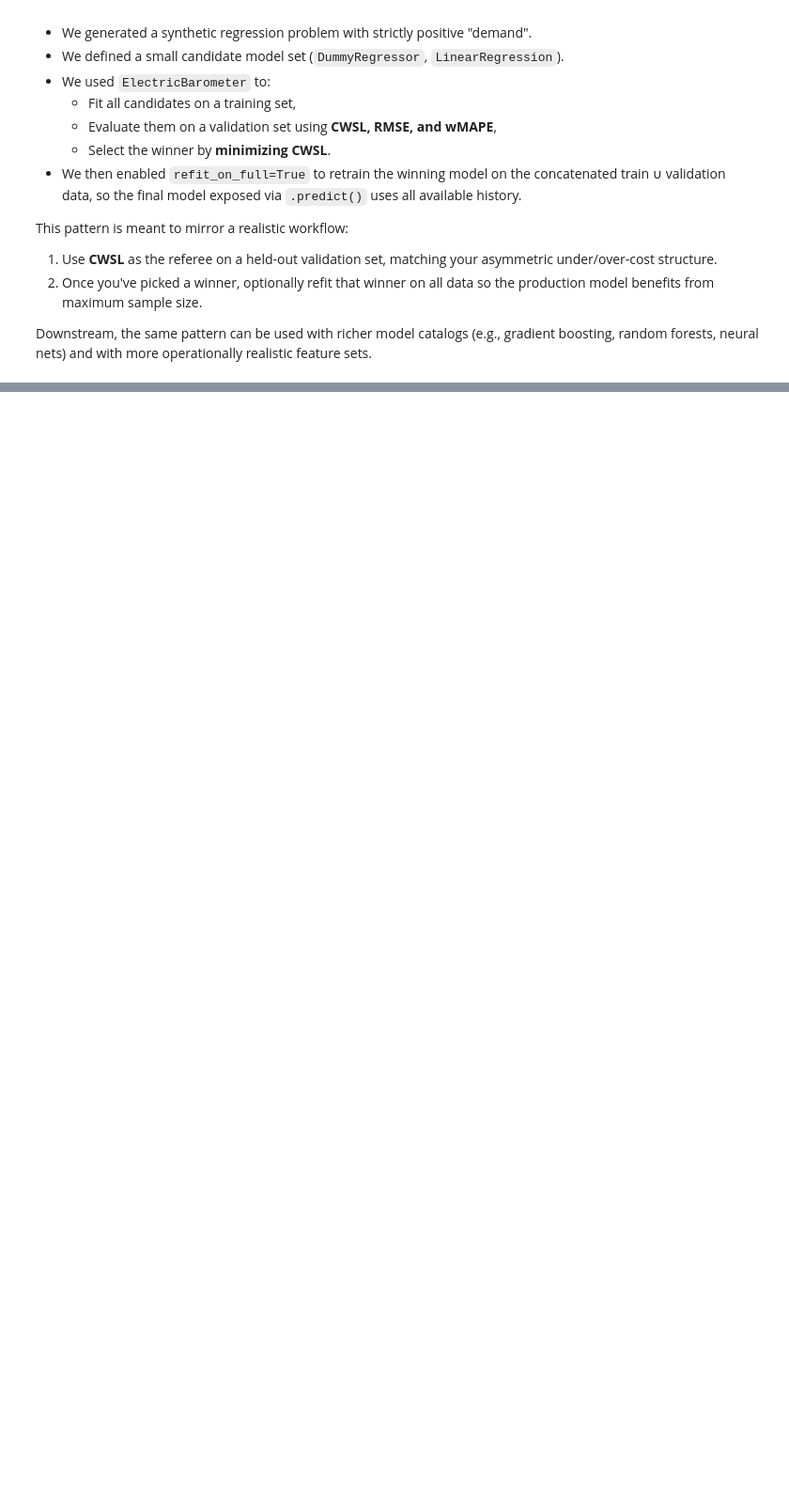
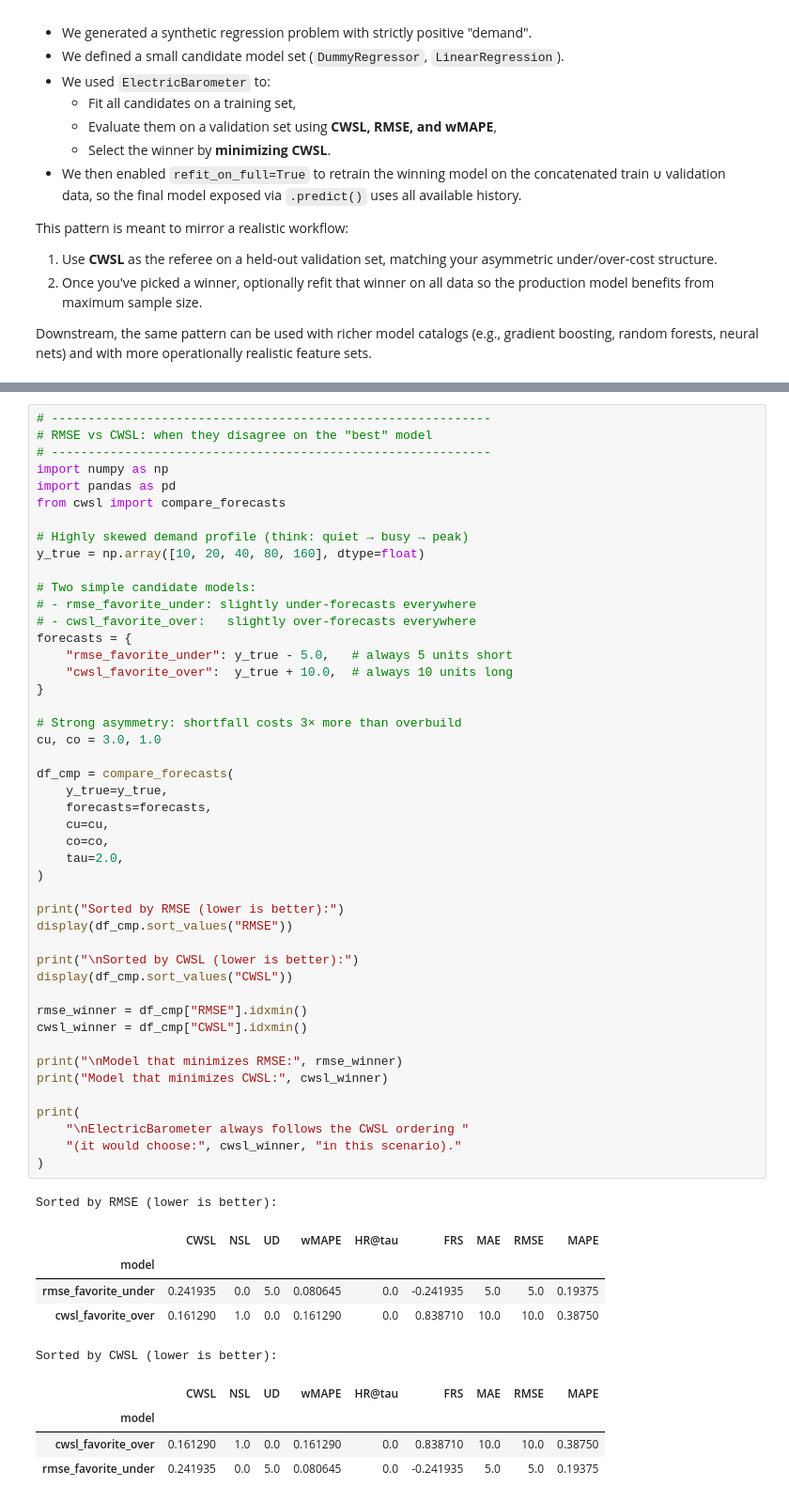
Before and after one commit to Economistician/cwsl, a Jupyter notebook: examples/06_electric_barometer.ipynb, the cells around one changed output, grey strips where cells are left out. Shown: that part at 94% size. Drawn from its saved outputs; the diff is of its cells as text; blank space fills up the shorter version.

```diff
--- a/examples/06_electric_barometer.ipynb
+++ b/examples/06_electric_barometer.ipynb
@@ -341,0 +401,57 @@ operationally realistic feature sets.
+# %%
+# ------------------------------------------------------------
+# RMSE vs CWSL: when they disagree on the "best" model
+# ------------------------------------------------------------
+import numpy as np
+import pandas as pd
+from cwsl import compare_forecasts
+
+# Highly skewed demand profile (think: quiet → busy → peak)
+y_true = np.array([10, 20, 40, 80, 160], dtype=float)
+
+# Two simple candidate models:
+# - rmse_favorite_under: slightly under-forecasts everywhere
+# - cwsl_favorite_over:   slightly over-forecasts everywhere
+forecasts = {
+    "rmse_favorite_under": y_true - 5.0,   # always 5 units short
+    "cwsl_favorite_over":  y_true + 10.0,  # always 10 units long
+}
+
+# Strong asymmetry: shortfall costs 3× more than overbuild
+cu, co = 3.0, 1.0
+
+df_cmp = compare_forecasts(
+    y_true=y_true,
+    forecasts=forecasts,
+    cu=cu,
+    co=co,
+    tau=2.0,
+)
+
+print("Sorted by RMSE (lower is better):")
+display(df_cmp.sort_values("RMSE"))
+
+print("\nSorted by CWSL (lower is better):")
+display(df_cmp.sort_values("CWSL"))
+
+rmse_winner = df_cmp["RMSE"].idxmin()
+cwsl_winner = df_cmp["CWSL"].idxmin()
+
+print("\nModel that minimizes RMSE:", rmse_winner)
+print("Model that minimizes CWSL:", cwsl_winner)
+
+print(
+    "\nElectricBarometer always follows the CWSL ordering "
+    "(it would choose:", cwsl_winner, "in this scenario)."
+)
+# %% [output]
+Sorted by RMSE (lower is better):
+|  | CWSL | NSL | UD | wMAPE | HR@tau | FRS | MAE | RMSE | MAPE |
+| model |  |  |  |  |  |  |  |  |  |
+| rmse_favorite_under | 0.241935 | 0.0 | 5.0 | 0.080645 | 0.0 | -0.241935 | 5.0 | 5.0 | 0.19375 |
+| cwsl_favorite_over | 0.161290 | 1.0 | 0.0 | 0.161290 | 0.0 | 0.838710 | 10.0 | 10.0 | 0.38750 |
+Sorted by CWSL (lower is better):
+|  | CWSL | NSL | UD | wMAPE | HR@tau | FRS | MAE | RMSE | MAPE |
+| model |  |  |  |  |  |  |  |  |  |
+| cwsl_favorite_over | 0.161290 | 1.0 | 0.0 | 0.161290 | 0.0 | 0.838710 | 10.0 | 10.0 | 0.38750 |
+| rmse_favorite_under | 0.241935 | 0.0 | 5.0 | 0.080645 | 0.0 | -0.241935 | 5.0 | 5.0 | 0.19375 |
```
Also changed, not shown: parts of 7 cells of this notebook, 1 other file.
